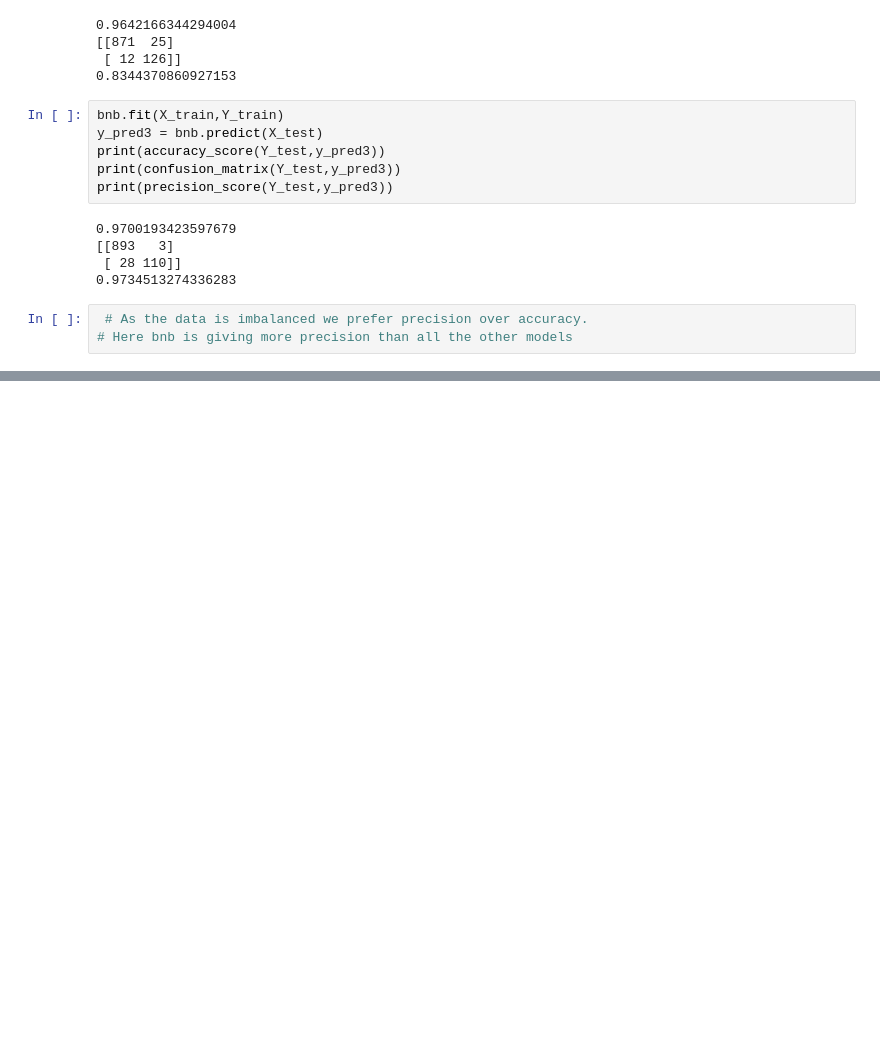
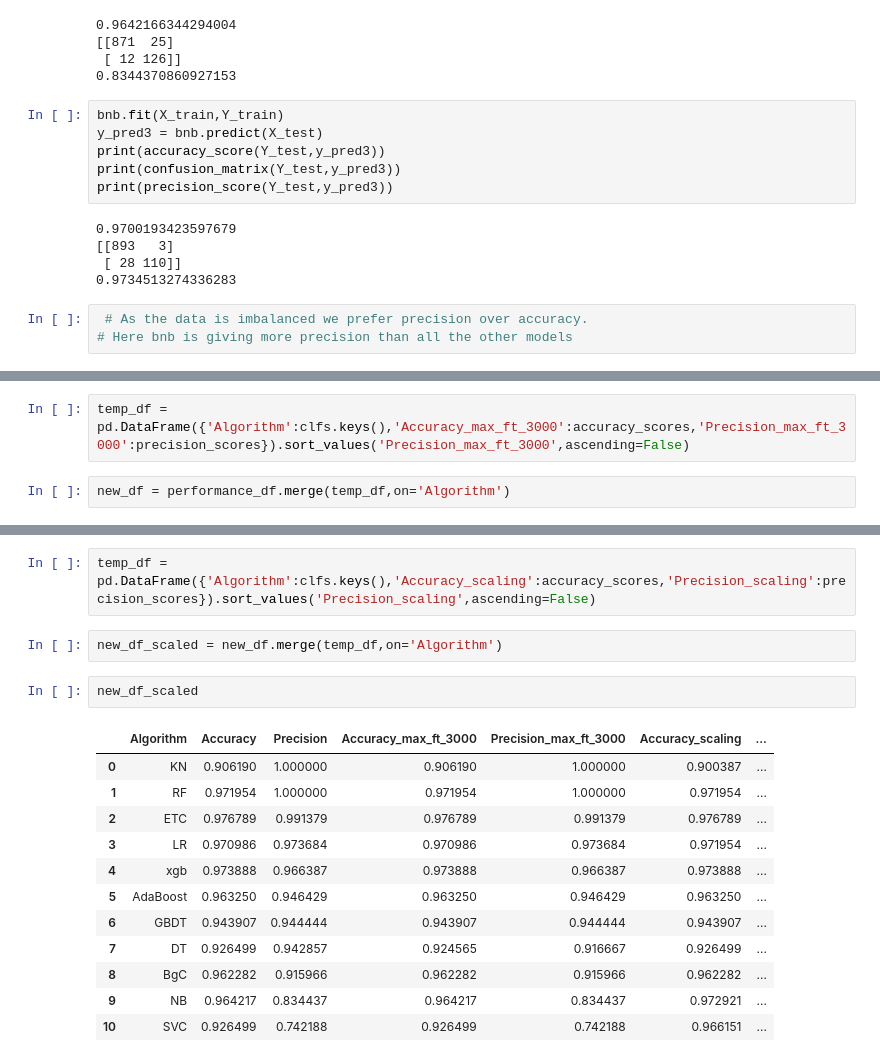
Before and after one commit to jhansimahato/Machine-learning-Projects, a Jupyter notebook: Email Spam Classifier/spam_classifier.ipynb, the cells around one changed output, grey strips where cells are left out. Saved outputs shown, nothing was run; the diff lists cells and outputs as text; blank space fills up the shorter version.

```diff
--- a/Email Spam Classifier/spam_classifier.ipynb
+++ b/Email Spam Classifier/spam_classifier.ipynb
@@ -402,0 +613,4 @@ print(precision_score(Y_test,y_pred3))
+# %%
+temp_df = pd.DataFrame({'Algorithm':clfs.keys(),'Accuracy_max_ft_3000':accuracy_scores,'Precision_max_ft_3000':precision_scores}).sort_values('Precision_max_ft_3000',ascending=False)
+# %%
+new_df = performance_df.merge(temp_df,on='Algorithm')
@@ -402,0 +631,19 @@ print(precision_score(Y_test,y_pred3))
+# %%
+temp_df = pd.DataFrame({'Algorithm':clfs.keys(),'Accuracy_scaling':accuracy_scores,'Precision_scaling':precision_scores}).sort_values('Precision_scaling',ascending=False)
+# %%
+new_df_scaled = new_df.merge(temp_df,on='Algorithm')
+# %%
+new_df_scaled
+# %% [output]
+|  | Algorithm | Accuracy | Precision | Accuracy_max_ft_3000 | Precision_max_ft_3000 | Accuracy_scaling | ... |
+| 0 | KN | 0.906190 | 1.000000 | 0.906190 | 1.000000 | 0.900387 | ... |
+| 1 | RF | 0.971954 | 1.000000 | 0.971954 | 1.000000 | 0.971954 | ... |
+| 2 | ETC | 0.976789 | 0.991379 | 0.976789 | 0.991379 | 0.976789 | ... |
+| 3 | LR | 0.970986 | 0.973684 | 0.970986 | 0.973684 | 0.971954 | ... |
+| 4 | xgb | 0.973888 | 0.966387 | 0.973888 | 0.966387 | 0.973888 | ... |
+| 5 | AdaBoost | 0.963250 | 0.946429 | 0.963250 | 0.946429 | 0.963250 | ... |
+| 6 | GBDT | 0.943907 | 0.944444 | 0.943907 | 0.944444 | 0.943907 | ... |
+| 7 | DT | 0.926499 | 0.942857 | 0.924565 | 0.916667 | 0.926499 | ... |
+| 8 | BgC | 0.962282 | 0.915966 | 0.962282 | 0.915966 | 0.962282 | ... |
+| 9 | NB | 0.964217 | 0.834437 | 0.964217 | 0.834437 | 0.972921 | ... |
+| 10 | SVC | 0.926499 | 0.742188 | 0.926499 | 0.742188 | 0.966151 | ... |
```
Also changed, not shown: parts of 26 cells of this notebook.
